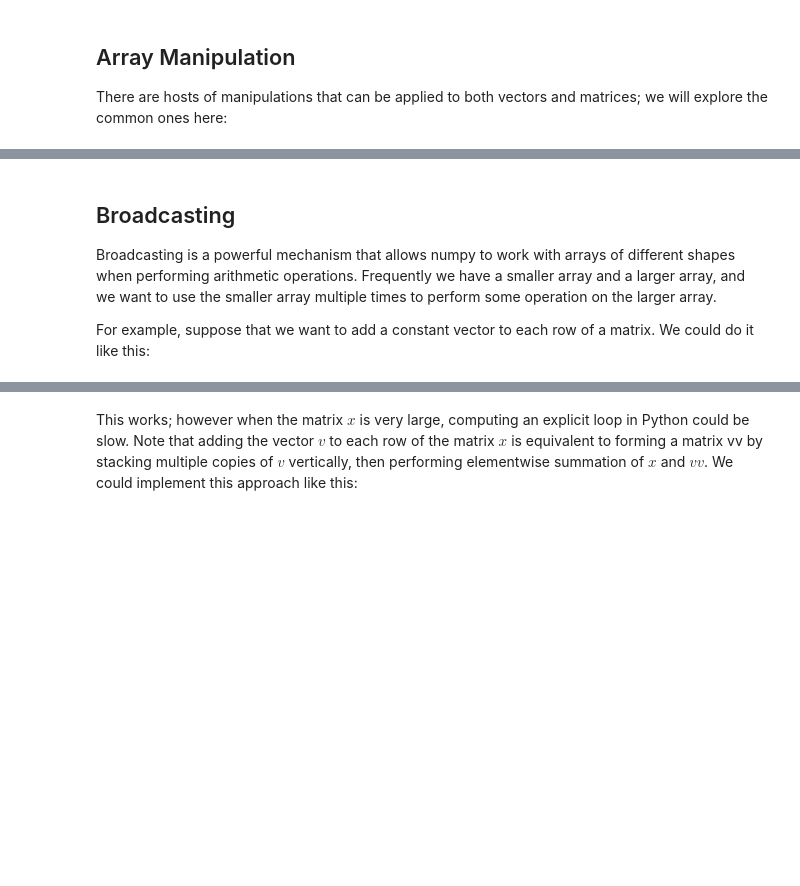
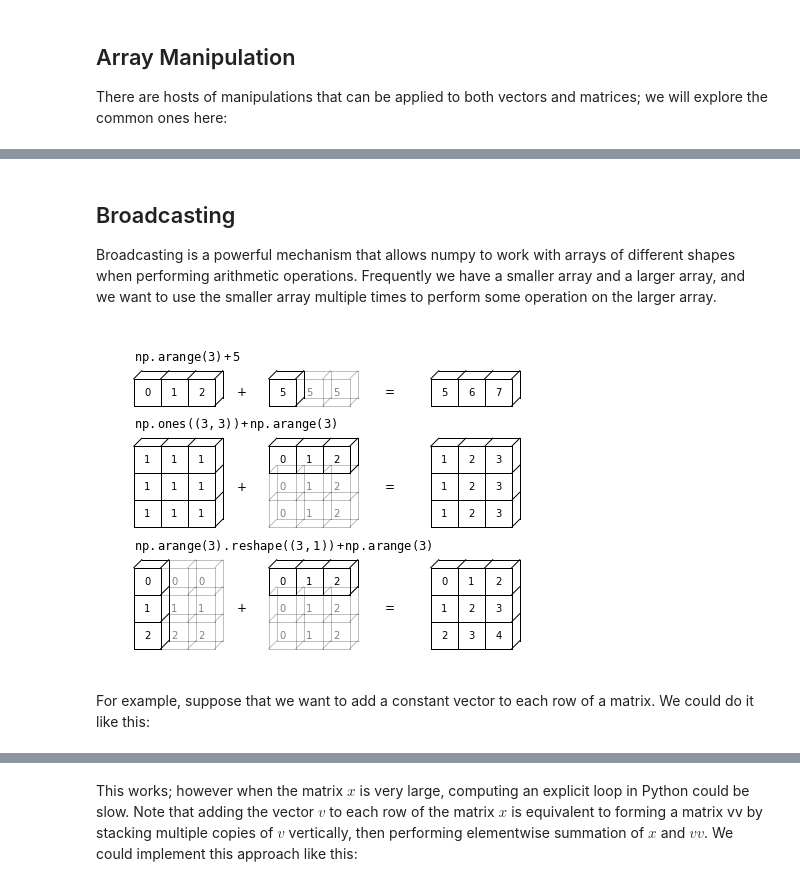
Before and after one commit to ecs-vlc/PythonTeaching, a Jupyter notebook: 02-Simulation/solutions/01 NumPy Basics-solution.ipynb, the cells around one changed output, grey strips where cells are left out. Drawn from its saved outputs; the diff is of its cells as text; code cells hidden in the pictures; blank space fills up the shorter version.

```diff
--- a/02-Simulation/solutions/01 NumPy Basics-solution.ipynb
+++ b/02-Simulation/solutions/01 NumPy Basics-solution.ipynb
@@ -296,8 +592,12 @@ np.concatenate((a,b.reshape(3,1)), axis=1)
 ## Broadcasting
 
 Broadcasting is a powerful mechanism that allows numpy to work with arrays of different shapes when performing arithmetic operations. Frequently we have a smaller array and a larger array, and we want to use the smaller array multiple times to perform some operation on the larger array.
-
-For example, suppose that we want to add a constant vector to each row of a matrix. We could do it like this:
+# %%
+extra_figs.demo_broadcasting_cubes()
+# %% [output]
+[figure, added]
+# %% [markdown]
+For example, suppose that we want to add a constant vector to each row of a matrix. We could do it like this:
 # %%
 x = np.array([[1,2,3], [4,5,6], [7,8,9], [10, 11, 12]])
 v = np.array([1, 0, 1])
```
Also changed, not shown: parts of 104 cells of this notebook, 6 other files.
